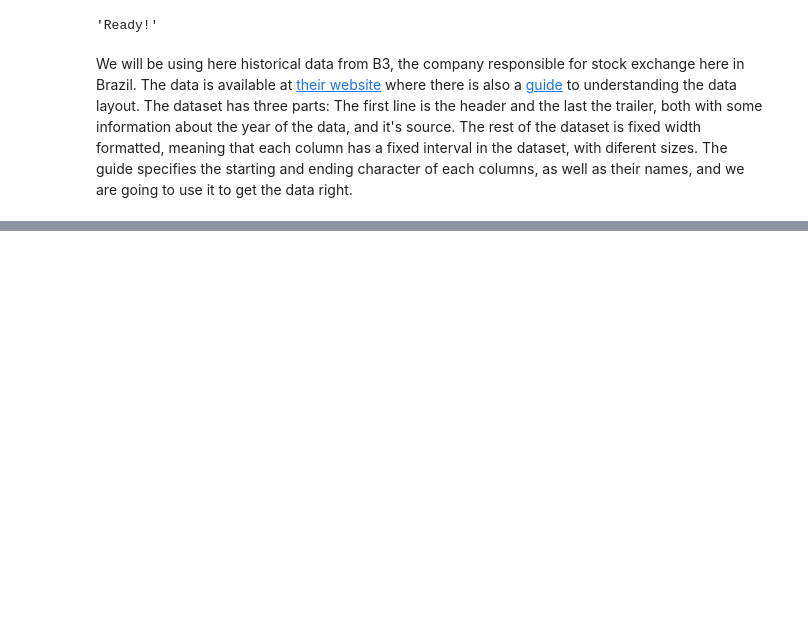
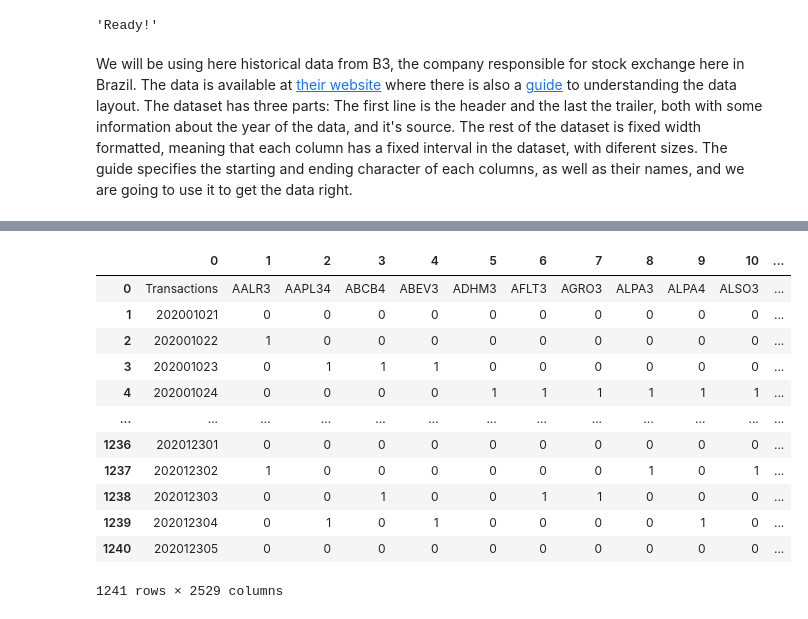
Before and after one commit to rodrigossilveira/DS_projects, a Jupyter notebook: Stocks_independence_by_itemset_mining.ipynb, the cells around one changed output, grey strips where cells are left out. Drawn from its saved outputs; the diff is of its cells as text; code cells hidden in the pictures; blank space fills up the shorter version.

```diff
--- a/Stocks_independence_by_itemset_mining.ipynb
+++ b/Stocks_independence_by_itemset_mining.ipynb
@@ -66,0 +218,4 @@ stocks_results.head(-5)
+# %%
+stocks_results = stocks_results[(stocks_results['Market Type'] == 10)+(stocks_results['Market Type'] == 17)+(stocks_results['Market Type'] == 20)]
+#+(stocks_results['Market Type'] == 30)]
+print('10: ' + str(sum((stocks_results['Market Type'] == 10))) + ' 17: ' + str(sum(stocks_results['Market Type'] == 17)) + ' 20: '+ str(sum(stocks_results['Market Type'] == 20)))
@@ -66,0 +228,38 @@ stocks_results.head(-5)
+# %%
+working_days = stocks_results['Session date'].unique()
+stocks_symbols = stocks_results['Stock Symbol'].unique()
+sorta_table = list(stocks_results['Stock Symbol'].unique())
+sorta_table.insert(0, 'Transactions')
+binary_table = [sorta_table]
+daily_transactions = [0]*len(stocks_symbols)
+for i in working_days:
+
+  this_day_transactions = stocks_results[stocks_results['Session date'] == i]
+  daily_IBOVV = this_day_transactions[this_day_transactions['Stock Symbol'] == 'BOVA11']
+  IBOVV_var = (daily_IBOVV['Last exchange price'] - daily_IBOVV['Openning price'])/daily_IBOVV['Openning price']
+  for number in range(5):
+    daily_transactions[number] = [0]*len(stocks_symbols)
+    daily_transactions[number].insert(0,i + str(number + 1))
+
+  this_day_stocks = this_day_transactions['Stock Symbol'].unique()
+
+
+  for j in range(len(stocks_symbols)):
+    if not(stocks_symbols[j] in this_day_stocks): continue
+    stock = this_day_transactions[this_day_transactions['Stock Symbol'] == stocks_symbols[j]]
+    stock_var = (stock['Last exchange price'] - stock['Openning price'])/stock['Openning price']
+    stock_var = float(stock_var) - float(IBOVV_var)
+
+    if stock_var>1.5:
+      daily_transactions[0][j+1] = 1
+    elif stock_var>0.005:
+      daily_transactions[1][j+1] = 1
+    elif stock_var>-0.005:
+      daily_transactions[2][j+1] = 1
+    elif stock_var>-1.5:
+      daily_transactions[3][j+1] = 1
+    if stock_var<=-1.5:
+      daily_transactions[4][j+1] = 1
+
+  for k in range(5):
+    binary_table.append(daily_transactions[k])
@@ -66,0 +282,17 @@ stocks_results.head(-5)
+# %%
+Transactions = pd.DataFrame(data = binary_table)
+Transactions.head(-5)
+# %% [output]
+|  | 0 | 1 | 2 | 3 | 4 | 5 | 6 | 7 | 8 | 9 | 10 | ... |
+| 0 | Transactions | AALR3 | AAPL34 | ABCB4 | ABEV3 | ADHM3 | AFLT3 | AGRO3 | ALPA3 | ALPA4 | ALSO3 | ... |
+| 1 | 202001021 | 0 | 0 | 0 | 0 | 0 | 0 | 0 | 0 | 0 | 0 | ... |
+| 2 | 202001022 | 1 | 0 | 0 | 0 | 0 | 0 | 0 | 0 | 0 | 0 | ... |
+| 3 | 202001023 | 0 | 1 | 1 | 1 | 0 | 0 | 0 | 0 | 0 | 0 | ... |
+| 4 | 202001024 | 0 | 0 | 0 | 0 | 1 | 1 | 1 | 1 | 1 | 1 | ... |
+| ... | ... | ... | ... | ... | ... | ... | ... | ... | ... | ... | ... | ... |
+| 1236 | 202012301 | 0 | 0 | 0 | 0 | 0 | 0 | 0 | 0 | 0 | 0 | ... |
+| 1237 | 202012302 | 1 | 0 | 0 | 0 | 0 | 0 | 0 | 1 | 0 | 1 | ... |
+| 1238 | 202012303 | 0 | 0 | 1 | 0 | 0 | 1 | 1 | 0 | 0 | 0 | ... |
+| 1239 | 202012304 | 0 | 1 | 0 | 1 | 0 | 0 | 0 | 0 | 1 | 0 | ... |
+| 1240 | 202012305 | 0 | 0 | 0 | 0 | 0 | 0 | 0 | 0 | 0 | 0 | ... |
+1241 rows × 2529 columns
```
Also changed, not shown: parts of 38 cells of this notebook.
